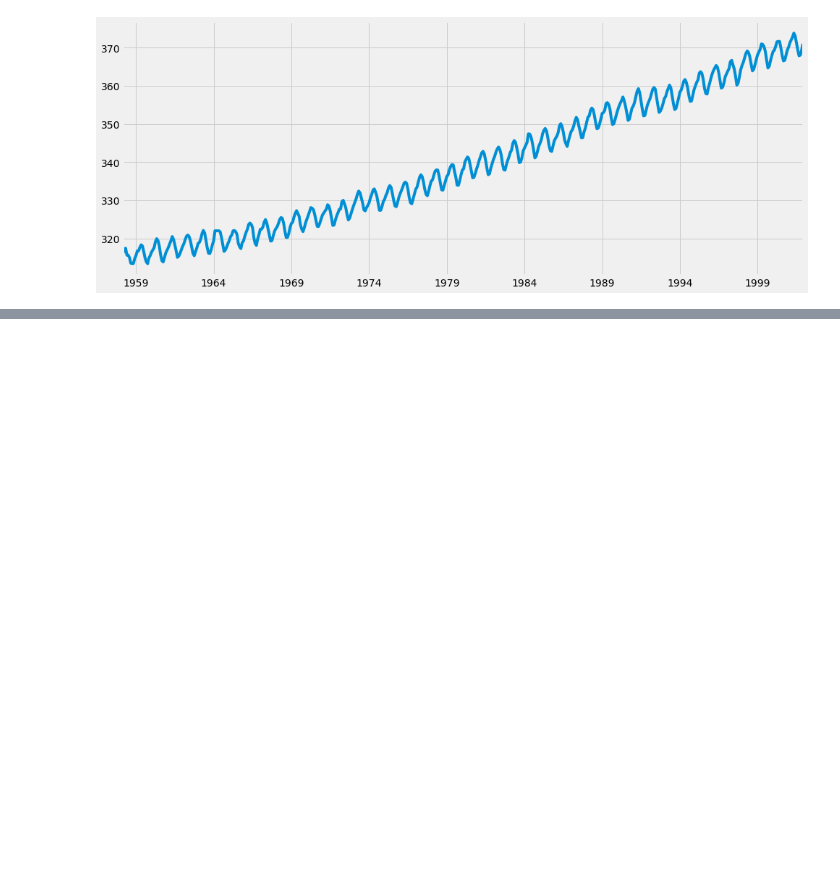
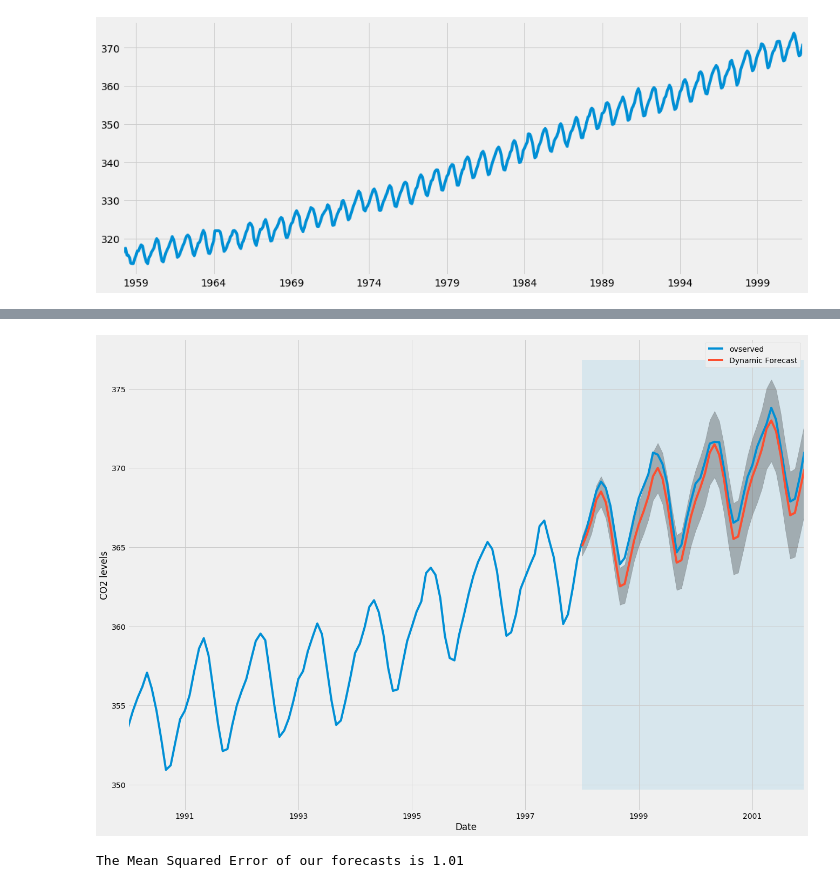
Before and after one commit to TzeHimSung/deviation_analysis, a Jupyter notebook: tutorial/timeseries_forecasting_with_arima.ipynb, the cells around one changed output, grey strips where cells are left out. Drawn from its saved outputs; the diff is of its cells as text; code cells hidden in the pictures; blank space fills up the shorter version.

```diff
--- a/tutorial/timeseries_forecasting_with_arima.ipynb
+++ b/tutorial/timeseries_forecasting_with_arima.ipynb
@@ -53,0 +147,25 @@ plt.show()
+# %%
+pred_dynamic = results.get_prediction(start=pd.to_datetime('1998-01-01'), dynamic=True, full_results=True)
+pred_dynamic_ci = pred_dynamic.conf_int()
+# %%
+ax = y['1990':].plot(label='ovserved', figsize=(20,15))
+pred_dynamic.predicted_mean.plot(label='Dynamic Forecast', ax=ax)
+
+ax.fill_between(pred_dynamic_ci.index, pred_dynamic_ci.iloc[:,0], pred_dynamic_ci.iloc[:, 1], color='k', alpha=0.25)
+ax.fill_betweenx(ax.get_ylim(), pd.to_datetime('1998-01-01'), y.index[-1], alpha=0.1, zorder=-1)
+
+ax.set_xlabel('Date')
+ax.set_ylabel('CO2 levels')
+plt.legend()
+plt.show()
+# %% [output]
+[figure, added]
+# %%
+# Extract the predicted and true values of our time series
+y_forecasted = pred_dynamic.predicted_mean
+y_truth = y['1998-01-01':]
+# compute the mean square error
+mse = ((y_forecasted - y_truth) ** 2).mean()
+print('The Mean Squared Error of our forecasts is {}'.format(round(mse, 2)))
+# %% [output]
+The Mean Squared Error of our forecasts is 1.01
```
Also changed, not shown: parts of 10 cells of this notebook.
